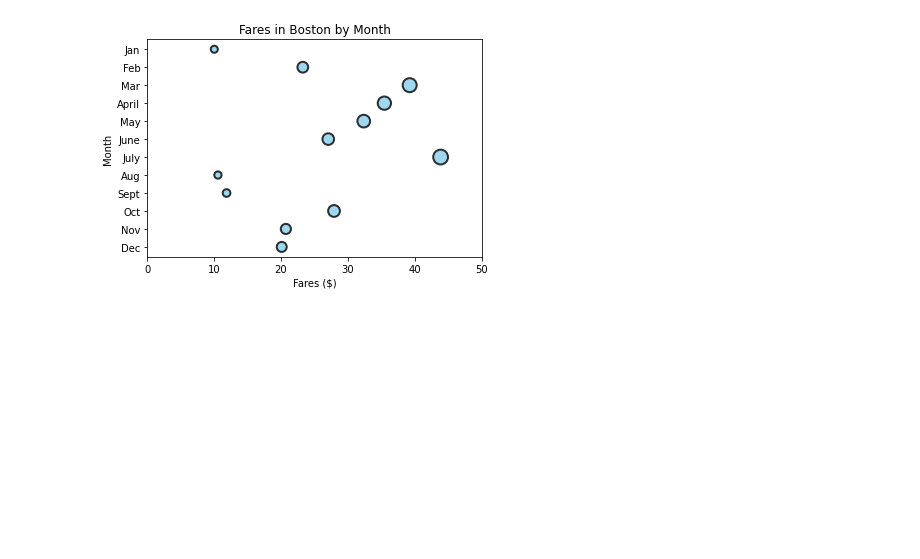
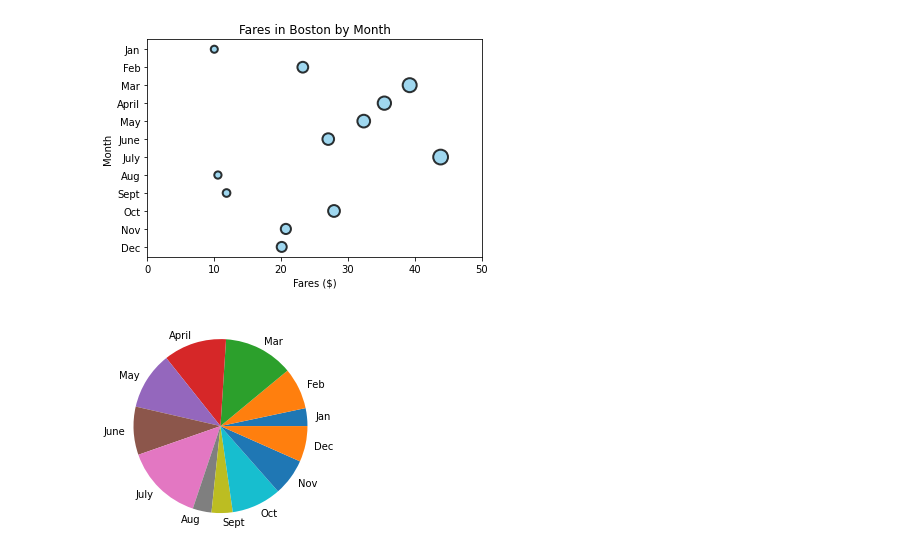
Before and after one commit to david-garza/PyBer_Analysis, a Jupyter notebook: matplotlib_practice.ipynb, the cells around one changed output. Cells and saved outputs as stored; diff of their text form; code cells hidden in the pictures; blank space fills up the shorter version.

Commit message:
Pie charts

```diff
--- a/matplotlib_practice.ipynb
+++ b/matplotlib_practice.ipynb
@@ -236,3 +236,8 @@ ax.set_xlim(0,50)
 # %% [output]
 (0.0, 50.0)
 [figure]
+# %%
+plt.pie(y_axis, labels=x_axis)
+plt.show()
+# %% [output]
+[figure, added]
```
Also changed, not shown: parts of 4 cells of this notebook.
